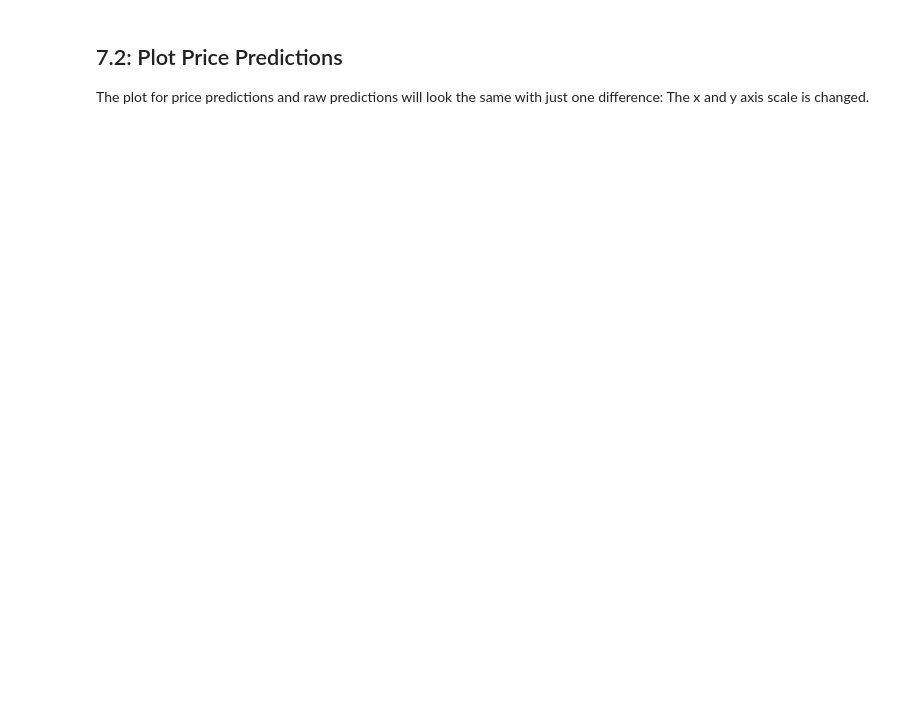
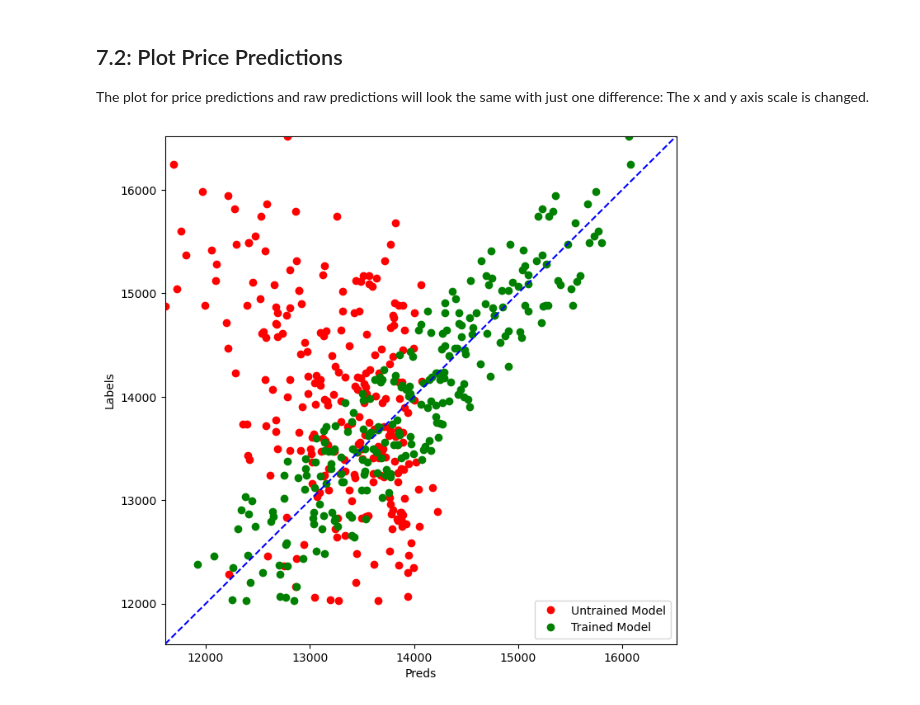
Before and after one commit to k-alaya9/predicting_house_model, a Jupyter notebook: Predicting House Prices with Regression.ipynb, the cells around one changed output. Saved outputs shown, nothing was run; the diff lists cells and outputs as text; code cells hidden in the pictures; blank space fills up the shorter version.

```diff
--- a/Predicting House Prices with Regression.ipynb
+++ b/Predicting House Prices with Regression.ipynb
@@ -186,3 +242,10 @@ Let's use the `compare_predictions` helper function to compare predictions from
 ## 7.2: Plot Price Predictions
 
 The plot for price predictions and raw predictions will look the same with just one difference: The x and y axis scale is changed.
+# %%
+price_on_untrained=[convert_label_value(y) for y in predict_on_untrained]
+price_on_trained=[convert_label_value(y) for y in predict_on_trained]
+price_test=[convert_label_value(y) for y in y_test]
+compare_predictions(price_on_untrained,price_on_trained,price_test)
+# %% [output]
+[figure, added]
```
Also changed, not shown: parts of 6 cells of this notebook.
